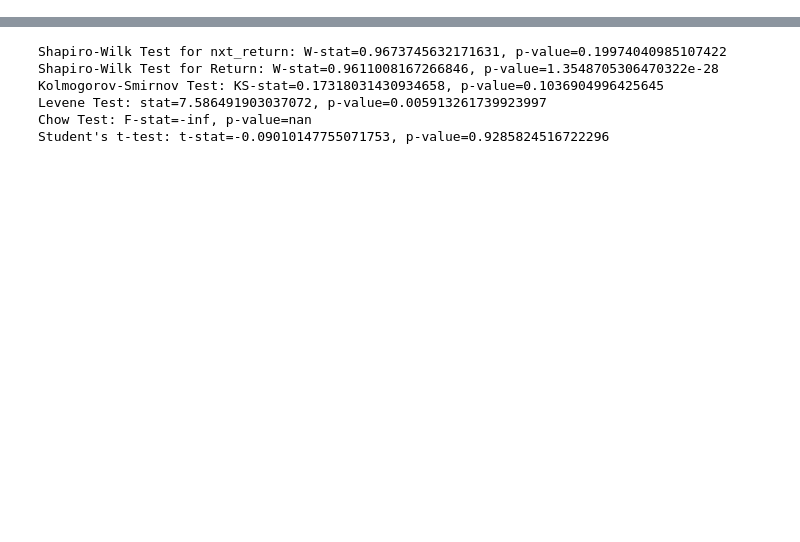
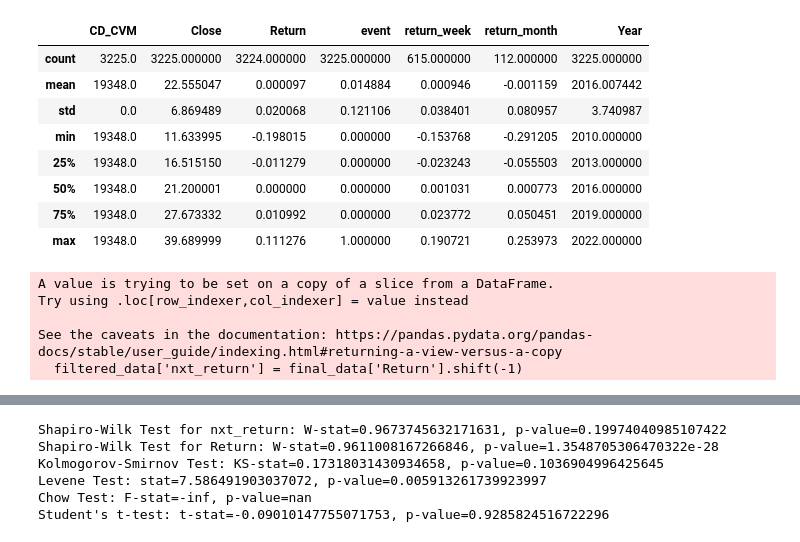
Before and after one commit to thgcns/Financial-Reports-Impact, a Jupyter notebook: 2 - Testes estatisticos.ipynb, the cells around one changed output, grey strips where cells are left out. Drawn from its saved outputs; the diff is of its cells as text; code cells hidden in the pictures; blank space fills up the shorter version.

```diff
--- a/2 - Testes estatisticos.ipynb
+++ b/2 - Testes estatisticos.ipynb
@@ -19,3 +19,15 @@ from sklearn.metrics import roc_auc_score
 input_file = "c:\\Users\\thgcn\\OneDrive\\Academico\\Financial-Reports-Impact\\data\\final_data.csv"
 
 final_data = pd.read_csv(input_file)
+# %%
+final_data.describe()
+# %% [output]
+|  | CD_CVM | Close | Return | event | return_week | return_month | Year |
+| count | 3225.0 | 3225.000000 | 3224.000000 | 3225.000000 | 615.000000 | 112.000000 | 3225.000000 |
+| mean | 19348.0 | 22.555047 | 0.000097 | 0.014884 | 0.000946 | -0.001159 | 2016.007442 |
+| std | 0.0 | 6.869489 | 0.020068 | 0.121106 | 0.038401 | 0.080957 | 3.740987 |
+| min | 19348.0 | 11.633995 | -0.198015 | 0.000000 | -0.153768 | -0.291205 | 2010.000000 |
+| 25% | 19348.0 | 16.515150 | -0.011279 | 0.000000 | -0.023243 | -0.055503 | 2013.000000 |
+| 50% | 19348.0 | 21.200001 | 0.000000 | 0.000000 | 0.001031 | 0.000773 | 2016.000000 |
+| 75% | 19348.0 | 27.673332 | 0.010992 | 0.000000 | 0.023772 | 0.050451 | 2019.000000 |
+| max | 19348.0 | 39.689999 | 0.111276 | 1.000000 | 0.190721 | 0.253973 | 2022.000000 |
@@ -22,3 +99,24 @@ final_data = pd.read_csv(input_file)
+# %%
+# Garantir que a coluna 'event' seja do tipo string
+final_data['event'] = final_data['event'].astype(str)
+
+# Filtra as linhas onde o valor da coluna 'event' é igual a '1'
+filtered_data = final_data[final_data['event'].str.strip() == '1']
+
+# Adiciona uma coluna chamada 'next_value' que contém o valor da próxima linha de 'data'
+filtered_data['nxt_return'] = final_data['Return'].shift(-1)
+
+# Limpar as linhas que contem null:
+#final_data = final_data.dropna()
+#filtered_data = filtered_data.dropna()
+#first_return = filtered_data['nxt_return'].dropna()
+#returns = final_data['Return'].dropna()
+# %% [output]
+A value is trying to be set on a copy of a slice from a DataFrame.
+Try using .loc[row_indexer,col_indexer] = value instead
+
+See the caveats in the documentation: https://pandas.pydata.org/pandas-docs/stable/user_guide/indexing.html#returning-a-view-versus-a-copy
+  filtered_data['nxt_return'] = final_data['Return'].shift(-1)
 # %%
 final_data
 # %% [output]
```
Also changed, not shown: parts of 9 cells of this notebook, 2 other files.
